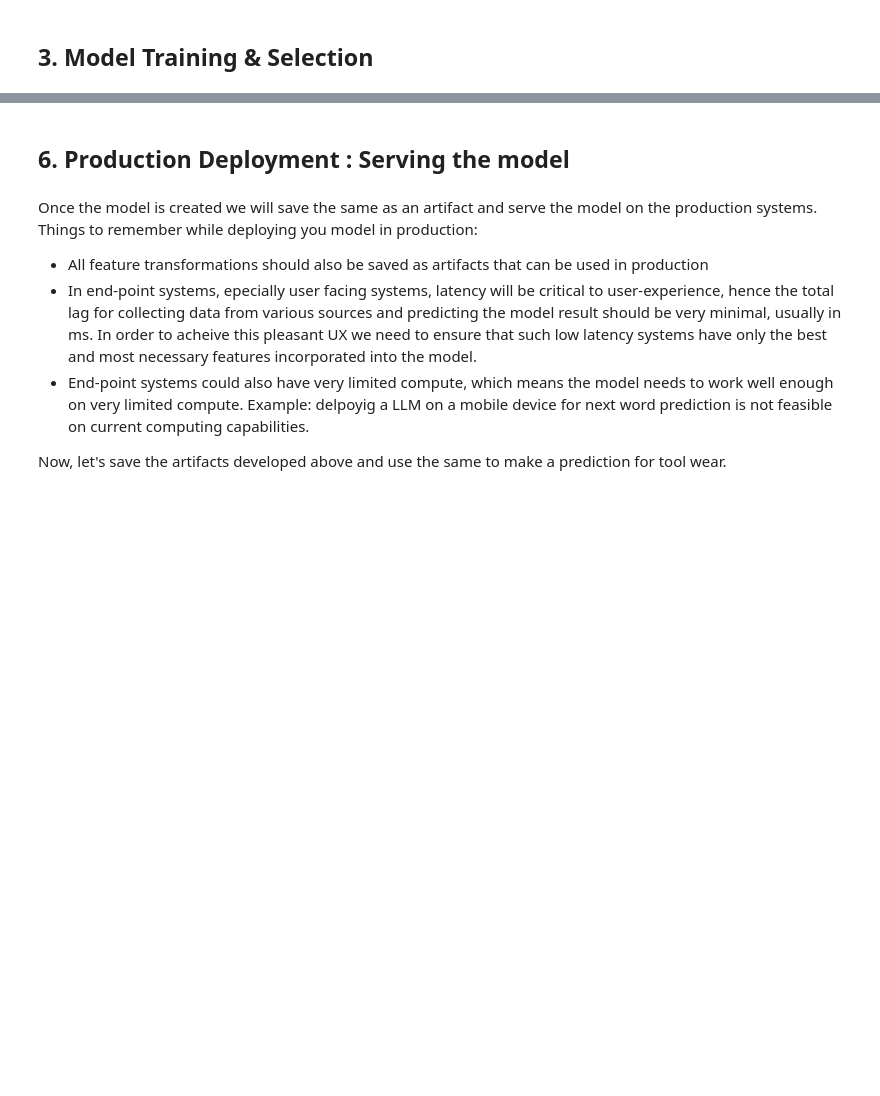
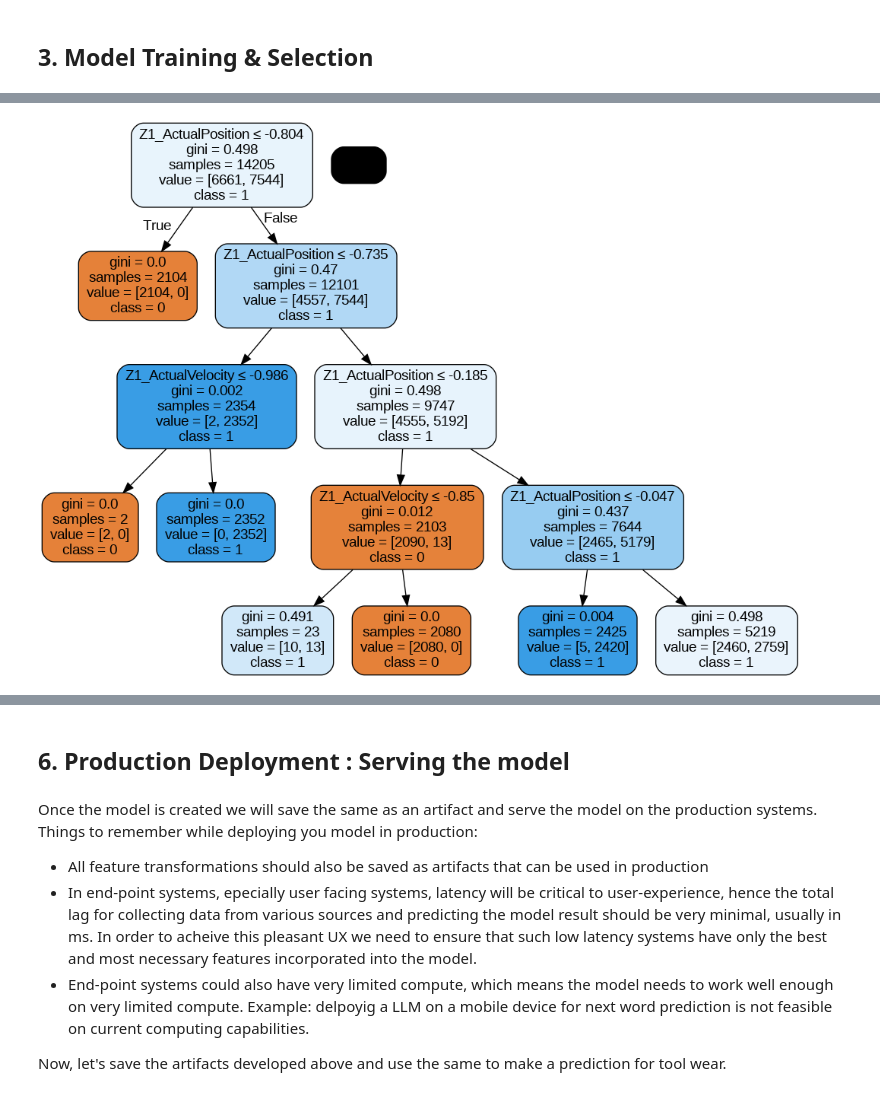
Before and after one commit to ayuba7272/millToolWear_caseStudy, a Jupyter notebook: CNC_MillWearCaseStudy.ipynb, the cells around one changed output, grey strips where cells are left out. Saved outputs shown, nothing was run; the diff lists cells and outputs as text; code cells hidden in the pictures; blank space fills up the shorter version.

```diff
--- a/CNC_MillWearCaseStudy.ipynb
+++ b/CNC_MillWearCaseStudy.ipynb
@@ -554,2 +621,4 @@ all_exp_data.shape
+# %%
+X_train, X_test, y_train, y_test = train_test_split(X, y, test_size=0.2, random_state=123,stratify = y)
 # %% [markdown]
 ### Feature Transformation
@@ -558,0 +626,10 @@ Before, transforming the data we will first split the same into Training and Tes
+# %%
+#feature scaling
+#Initializing an instance of the Std. Scaler Transformer
+ss = StandardScaler()
+#Scaling the train data and fitting the transform
+X_train_scaled = ss.fit_transform(X_train)
+X_train = pd.DataFrame(X_train_scaled,columns=X.columns,index=X_train.index)
+#Scaling the test data using the scaler function trained on the train data
+X_test_scaled = ss.transform(X_test)
+X_test = pd.DataFrame(X_test_scaled,columns=X.columns,index=X_test.index)
@@ -560,0 +831,11 @@ Before, transforming the data we will first split the same into Training and Tes
+# %%
+# creating a DT classifier
+# https://scikit-learn.org/stable/modules/tree.html
+clf_dt = DecisionTreeClassifier(random_state=0, max_depth=4)
+
+# Training the model on the training dataset
+# fit function is used to train the model using the training sets as parameters
+clf_dt.fit(X_train, y_train)
+
+# performing predictions on the test dataset
+y_pred = clf_dt.predict(X_test)
@@ -560,0 +850,15 @@ Before, transforming the data we will first split the same into Training and Tes
+# %%
+from sklearn.tree import export_graphviz
+from six import StringIO
+from IPython.display import Image
+import pydotplus
+
+dot_data = StringIO()
+export_graphviz(clf_dt, out_file=dot_data,
+                filled=True, rounded=True,
+                special_characters=True,feature_names = feature_cols,class_names=['0','1'])
+graph = pydotplus.graph_from_dot_data(dot_data.getvalue())
+graph.write_png('decisionTree_Viz.png')
+Image(graph.create_png())
+# %% [output]
+[figure, added]
```
Also changed, not shown: parts of 43 cells of this notebook.
